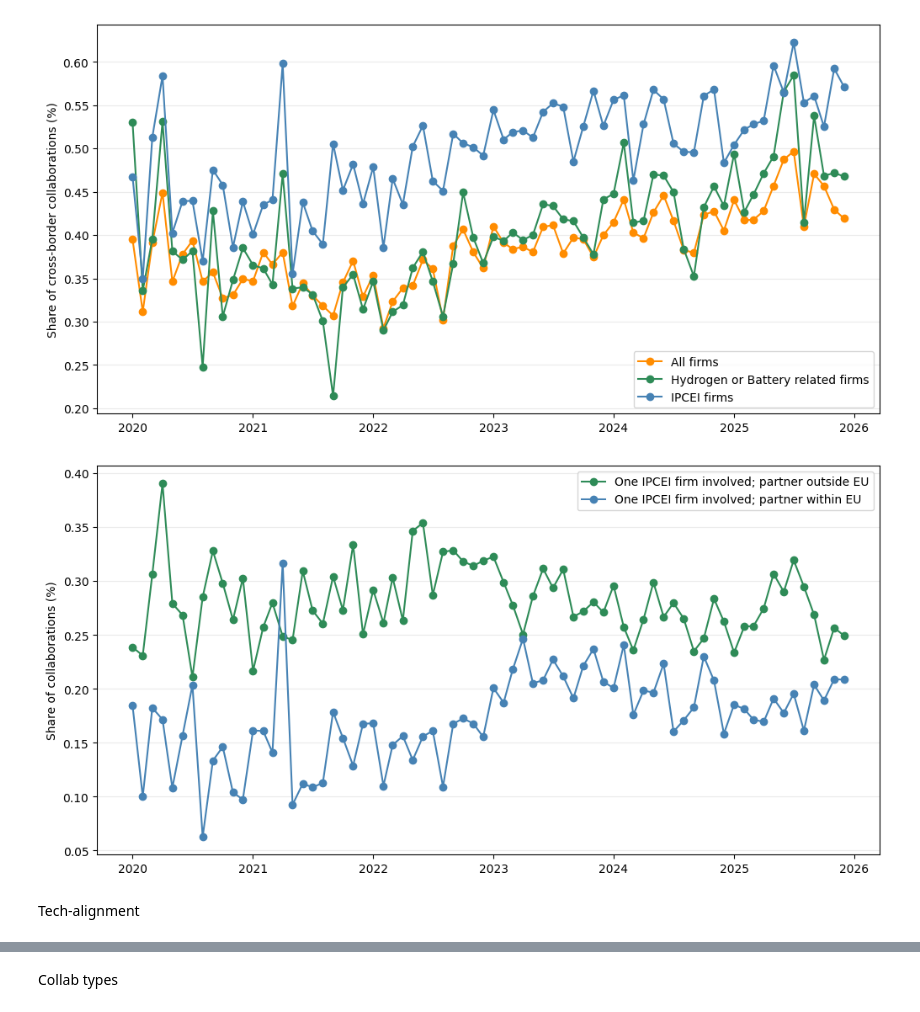
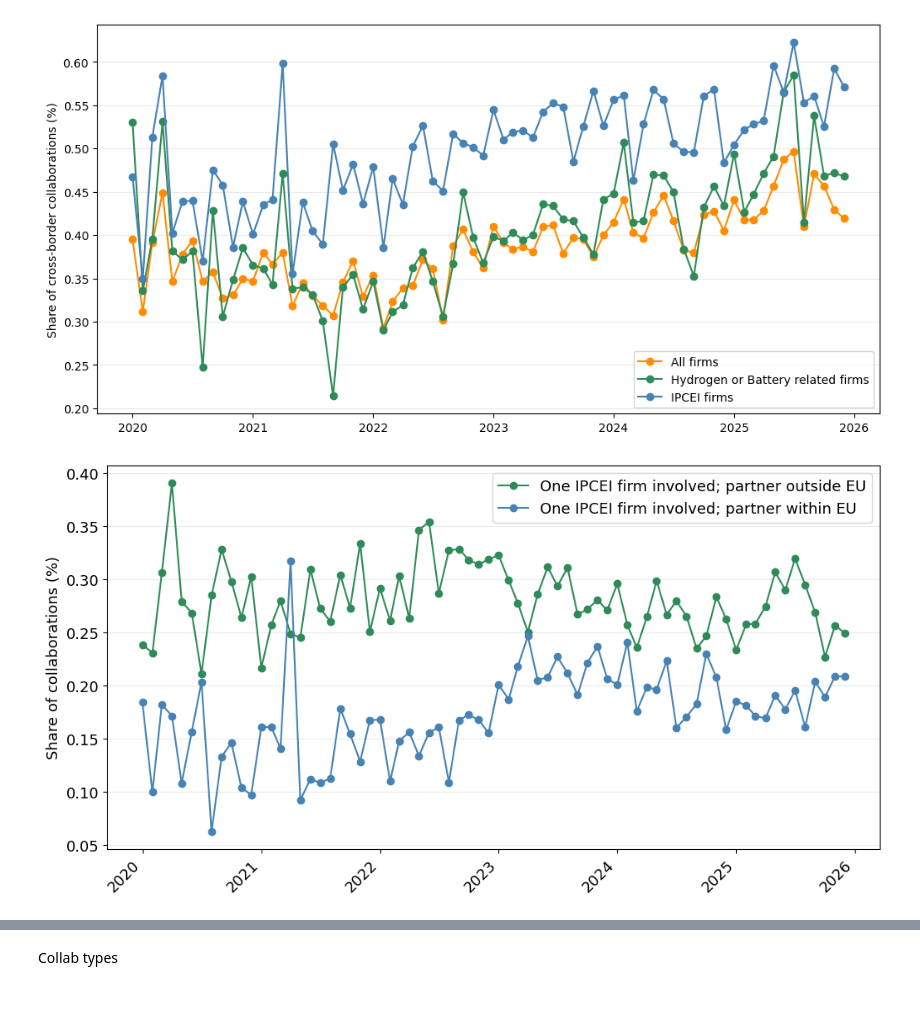
Before and after one commit to clarakraemer/IPCEI-Collaboration, a Jupyter notebook: notebooks/02-ck-visualisation-descriptives-raw.ipynb, the cells around one changed output, grey strips where cells are left out. Cells and saved outputs as stored; diff of their text form; code cells hidden in the pictures.

```diff
--- a/notebooks/02-ck-visualisation-descriptives-raw.ipynb
+++ b/notebooks/02-ck-visualisation-descriptives-raw.ipynb
@@ -994,13 +838,17 @@ share_all   = share(base)
 plot_df = pd.DataFrame({
     "Hydrogen IPCEI firms": share_h2,
     "Battery IPCEI firms":  share_batt,
-    "All IPCEI firms":      share_ipcei,
     "All firms":      share_all,
 }).reindex(labels).fillna(0)
 
 # ------------------------------------------------------------
 # 5) Plot
 # ------------------------------------------------------------
+
+# ── Font sizes ────────────────────────────────────────────────────────────────
+AXIS_LABEL_FS = 21
+TICK_FS = 21
+LEGEND_FS = 21
 
 fig, ax = plt.subplots(figsize=(9, 6))
 
@@ -1014,28 +862,20 @@ plot_df[["Hydrogen IPCEI firms", "Battery IPCEI firms"]].plot(
 
 ypos = np.arange(len(plot_df))
 
-# dot: all IPCEI
-ax.scatter(
-    plot_df["All IPCEI firms"],
-    ypos,
-    color=COLORS["three"][2],
-    zorder=3,
-    label="All IPCEI",
-)
-
 # dot: all firms
 ax.scatter(
     plot_df["All firms"],
     ypos,
-    color="black",
+    color="darkorange",
     zorder=3,
-    label="All firms",
+    label="All firms in data",
 )
 
-ax.set_xlabel("Share of firms (%)")
-ax.set_ylabel("Number of collaborations per firm")
+ax.set_xlabel("Share of firms (%)", fontsize=AXIS_LABEL_FS)
+ax.set_ylabel("Number of collaborations", fontsize=AXIS_LABEL_FS)
+ax.tick_params(axis="both", labelsize=TICK_FS)
 style_ax(ax)
-ax.legend(frameon=False, loc="lower right")
+ax.legend(frameon=False, loc="center right", fontsize=LEGEND_FS)
 
 plt.tight_layout()
 save_fig(fig, "descriptives_raw", "collaborations_all_distribution_barchart")
@@ -1405,45 +1182,45 @@ p_ipcei["collab_type"] = [
 ]
 
 # Create binary indicators for each type
-p_ipcei["is_eu_internal"] = (p_ipcei["collab_type"] == 'eu_internal').astype(float)
-p_ipcei["is_non_eu"] = (p_ipcei["collab_type"] == 'non_eu').astype(float)
+p_ipcei["is_eu_internal"] = (p_ipcei["collab_type"] == "eu_internal").astype(float)
+p_ipcei["is_non_eu"] = (p_ipcei["collab_type"] == "non_eu").astype(float)
 
 series = pd.concat(
     [
         monthly_rate_column(p_ipcei, "is_eu_internal", "One IPCEI firm involved; partner within EU"),
         monthly_rate_column(p_ipcei, "is_non_eu", "One IPCEI firm involved; partner outside EU"),
     ],
     ignore_index=True,
 ).loc[lambda d: d["month"] >= PLOT_START]
 
 # Plot
 fig, ax = plt.subplots(figsize=(12, 6))
 
-# Use your predefined color scheme
 COLOR_MAP = {
-    "One IPCEI firm involved; partner within EU": COLORS["two"][0],      # steelblue
-    "One IPCEI firm involved; partner outside EU": COLORS["two"][1],     # seagreen
+    "One IPCEI firm involved; partner within EU": COLORS["two"][0],
+    "One IPCEI firm involved; partner outside EU": COLORS["two"][1],
 }
 
 for name, sub in series.groupby("series"):
     sub = sub.sort_values("month")
     ax.plot(
         sub["month"],
         sub["rate"],
         marker="o",
         linewidth=1.5,
         color=COLOR_MAP[name],
         label=name,
     )
 
-ax.set_ylabel("Share of collaborations (%)")
-#ax.set_xlabel("Year")
+ax.set_ylabel("Share of collaborations (%)", fontsize=13)
 style_ax(ax)
-ax.legend()
+
+ax.tick_params(axis="both", labelsize=13)
+plt.xticks(rotation=45, ha="right")
+
+ax.legend(fontsize=13, title_fontsize=13)
 
 save_fig(fig, "descriptives_raw", "collaborations_ipcei_crossborder_eu_lineplot")
 plt.show()
 # %% [output]
-[figure, old version]
+[figure, new version]
-# %% [markdown]
-Tech-alignment
```
Also changed, not shown: parts of 22 cells of this notebook, 8 other files.
